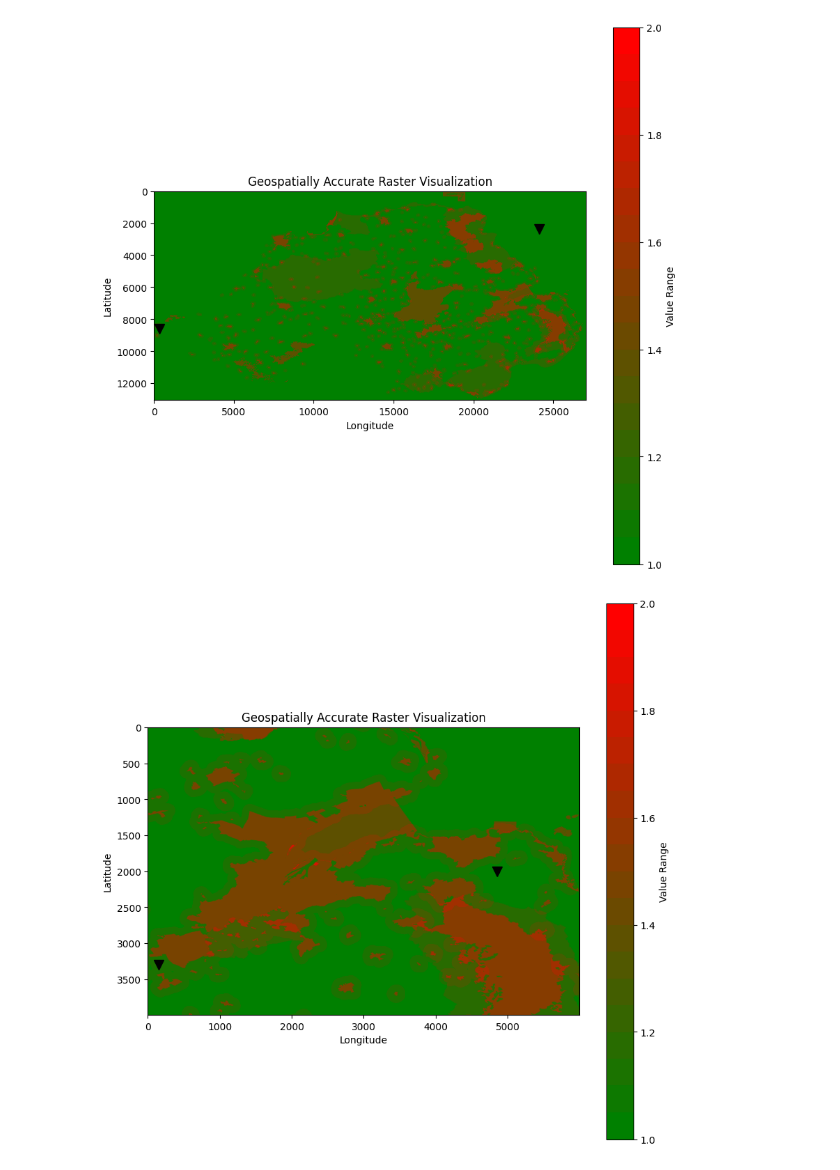
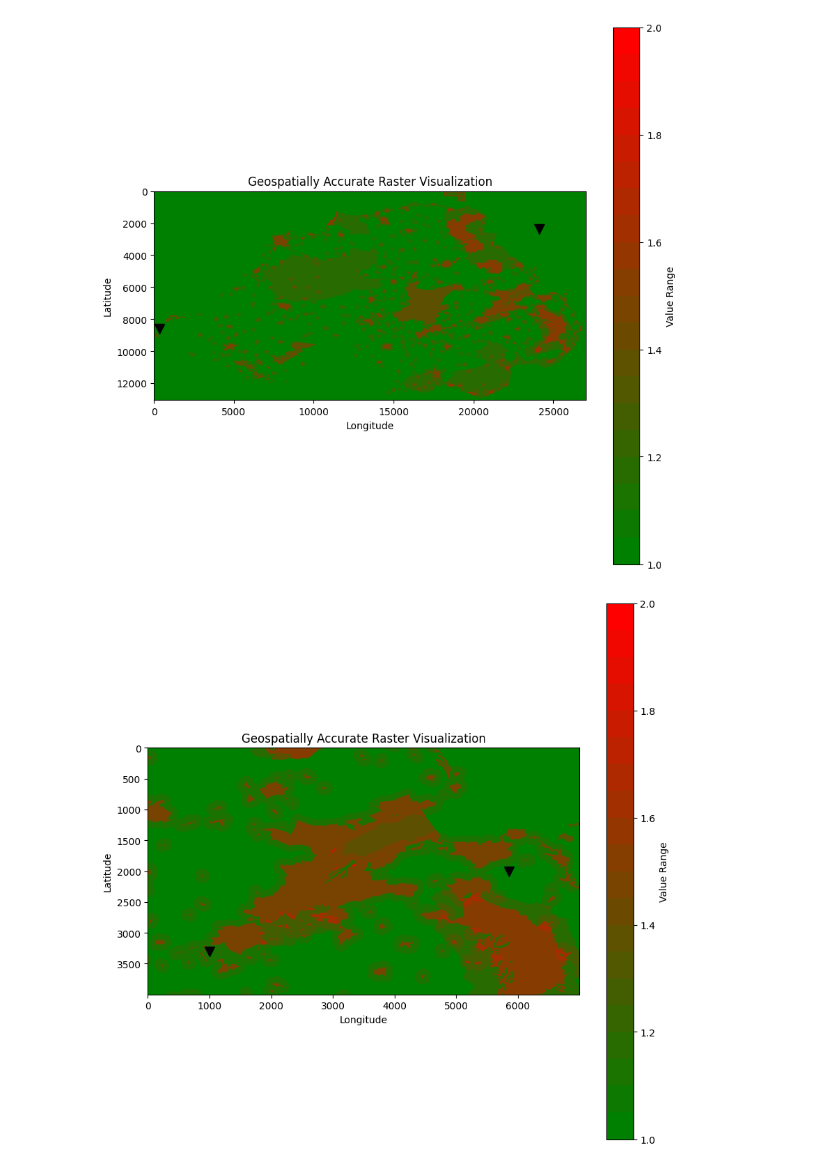
Before and after one commit to mjennings061/GreenWay, a Jupyter notebook: src/GreenWay/route-plan.ipynb, the cells around one changed output. Cells and saved outputs as stored; diff of their text form; code cells hidden in the pictures.

```diff
--- a/src/GreenWay/route-plan.ipynb
+++ b/src/GreenWay/route-plan.ipynb
@@ -127,19 +151,12 @@ The distance between the two points is 54.00 km.
 # %%
 
 # Assign a weight to each layer of the map.
-weights = {
-    'gdf_dwellings': 10,
-    'gdf_dwellings_buffer': 1.5,
-    'gdf_special': 5,
-    'gdf_aonb': 2
-}
 weights = {
     'gdf_dwellings': 3,
     'gdf_dwellings_buffer': 1.2,
     'gdf_special': 3,
     'gdf_aonb': 1.3
 }
-max_powerline_distance = 0.5  # km
 # %%
 def get_combined_extent(*gdfs):
     """
@@ -274,36 +291,37 @@ plt.show()
 [figure]
 # %%
 # Manually extract the pixel values for the points of interest.
-long_pixels = (20000, 26000)
+long_pixels = (19000, 26000)
 lat_pixels = (5000, 9000)
-point_a_crop = (150, 3300)
-point_b_crop = (4850, 2000)
+point_a_crop = (1000, 3300)
+point_b_crop = (5850, 2000)
 
+# Crop the raster.
 cropped_raster = raster_normalized[lat_pixels[0]:lat_pixels[1], long_pixels[0]:long_pixels[1]]
 
 # Define colors from low to high values
 colors = ["green", "red"]  # Start with green, end with red
 n_bins = 20  # Increase this for finer color transitions
 cmap_name = "custom_green_red"
 # Create the colormap
 cm = LinearSegmentedColormap.from_list(cmap_name, colors, N=n_bins)
 
 fig, ax = plt.subplots(figsize=(10, 10))
 # Display the raster
 im = ax.imshow(cropped_raster, cmap=cm)
 
 # Add a colorbar to the plot
 cbar = fig.colorbar(im, ax=ax)
 cbar.set_label('Value Range')
 
 # Adding titles and labels (optional)
 ax.set_title('Geospatially Accurate Raster Visualization')
 ax.set_xlabel('Longitude')
 ax.set_ylabel('Latitude')
 
 # Add the points of interest.
 ax.plot(point_a_crop[0], point_a_crop[1], 'kv', markersize=10)
 ax.plot(point_b_crop[0], point_b_crop[1], 'kv', markersize=10)
 plt.show()
 # %% [output]
-[figure, old version]
+[figure, new version]
```
Also changed, not shown: parts of 6 cells of this notebook, 1 other file.
